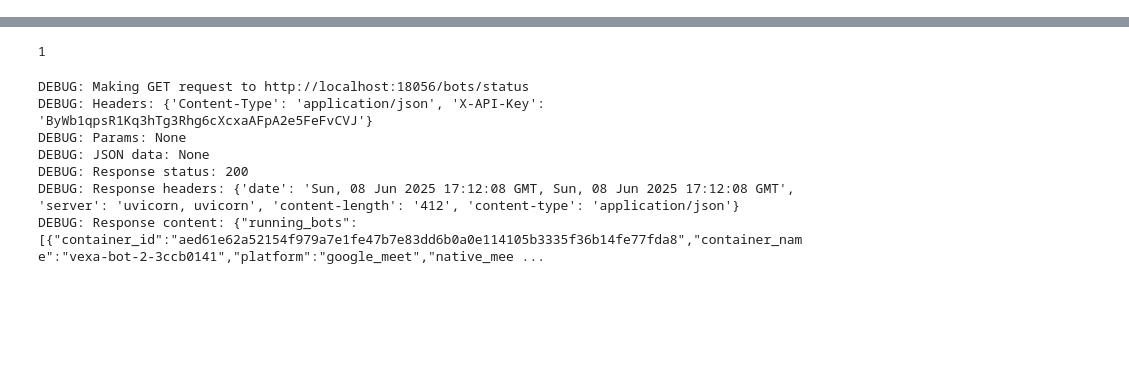
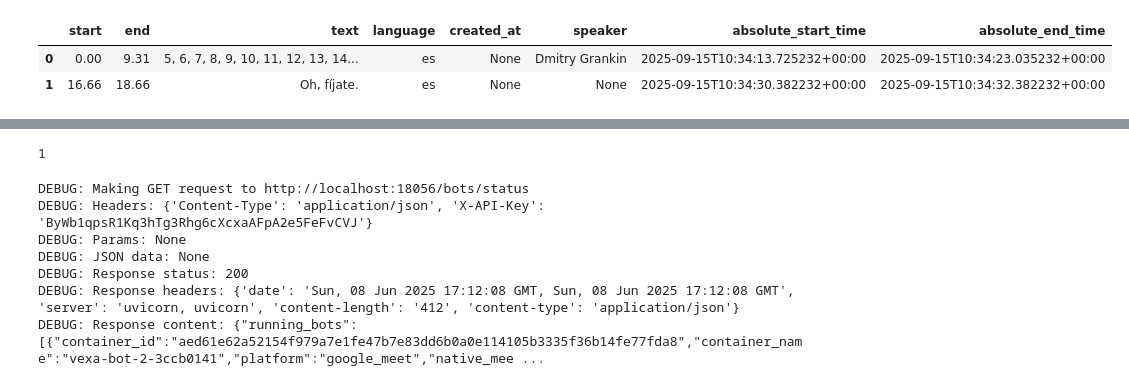
Before and after one commit to twentysixlabs/healthnotes-bot, a Jupyter notebook: manual_tests/generic.ipynb, the cells around one changed output, grey strips where cells are left out. Cells and saved outputs as stored; diff of their text form; code cells hidden in the pictures; blank space fills up the shorter version.

```diff
--- a/manual_tests/generic.ipynb
+++ b/manual_tests/generic.ipynb
@@ -109,2 +214,8 @@ user_id
+# %%
+df
+# %% [output]
+|  | start | end | text | language | created_at | speaker | absolute_start_time | absolute_end_time |
+| 0 | 0.00 | 9.31 | 5, 6, 7, 8, 9, 10, 11, 12, 13, 14... | es | None | Dmitry Grankin | 2025-09-15T10:34:13.725232+00:00 | 2025-09-15T10:34:23.035232+00:00 |
+| 1 | 16.66 | 18.66 | Oh, fíjate. | es | None | None | 2025-09-15T10:34:30.382232+00:00 | 2025-09-15T10:34:32.382232+00:00 |
 # %%
 while True:
```
Also changed, not shown: parts of 25 cells of this notebook, 3 other files.
